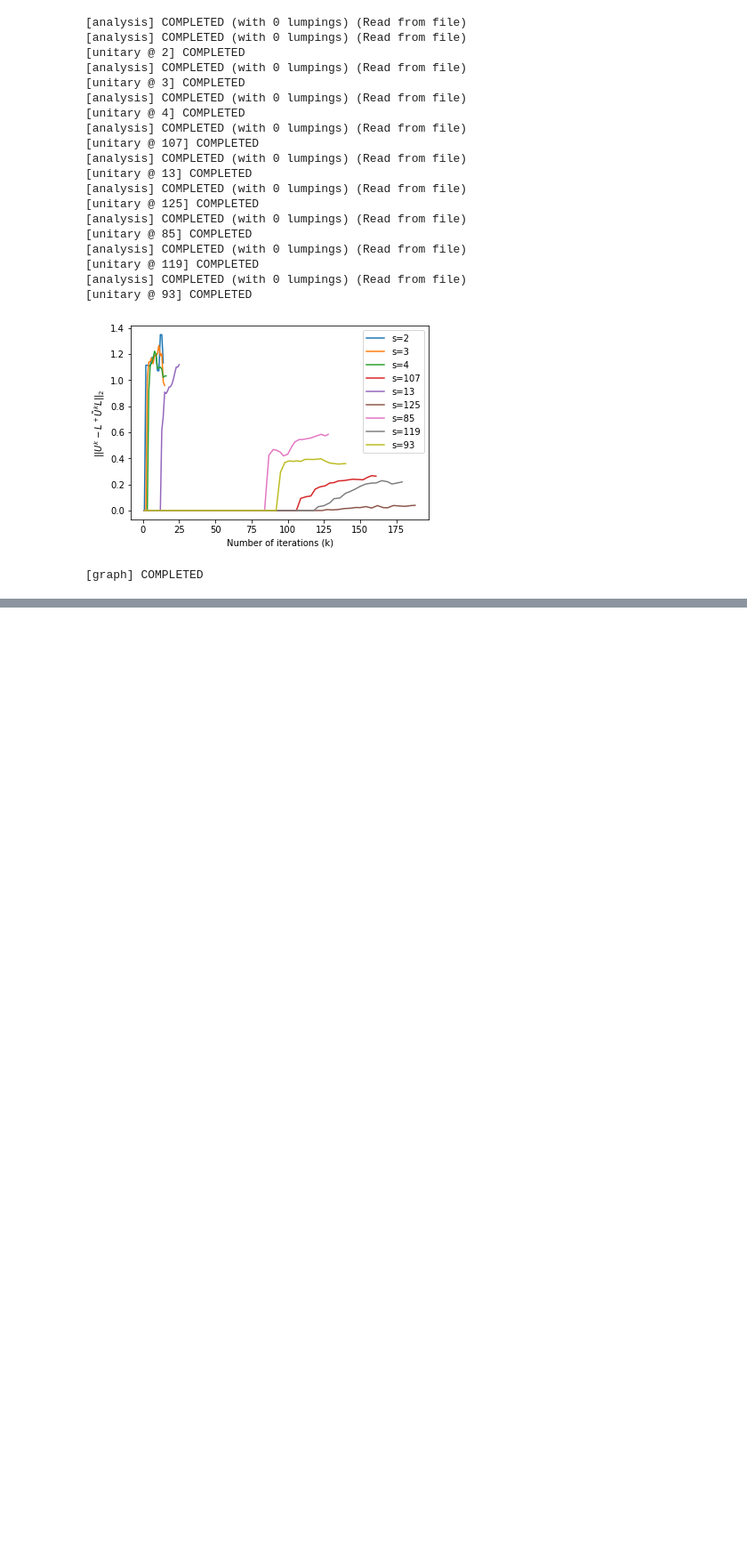
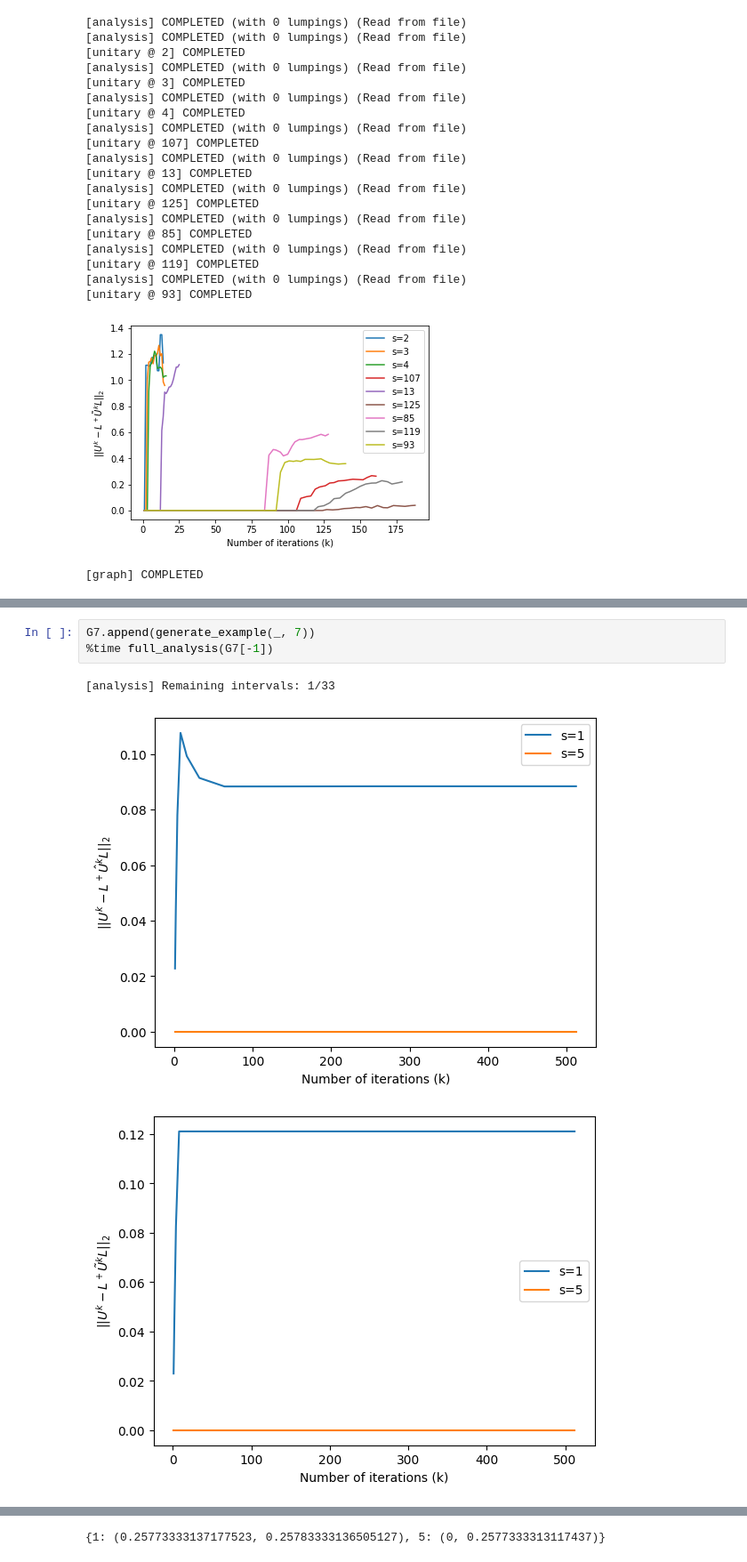
Before and after one commit to Antonio-JP/CLUE, a Jupyter notebook: notebooks/numerical_quantum.ipynb, the cells around one changed output, grey strips where cells are left out. Shown at 89% size. Saved outputs shown, nothing was run; the diff lists cells and outputs as text; blank space fills up the shorter version.

```diff
--- a/notebooks/numerical_quantum.ipynb
+++ b/notebooks/numerical_quantum.ipynb
@@ -762,0 +720,7 @@ Intervals:
+# %%
+G7.append(generate_example(_, 7))
+%time full_analysis(G7[-1])
+# %% [output]
+[analysis] Remaining intervals: 1/33
+[figure, added]
+[figure, added]
@@ -762,0 +729 @@ Intervals:
+{1: (0.25773333137177523, 0.25783333136505127), 5: (0, 0.2577333313117437)}
```
Also changed, not shown: parts of 44 cells of this notebook, 15 other files.
